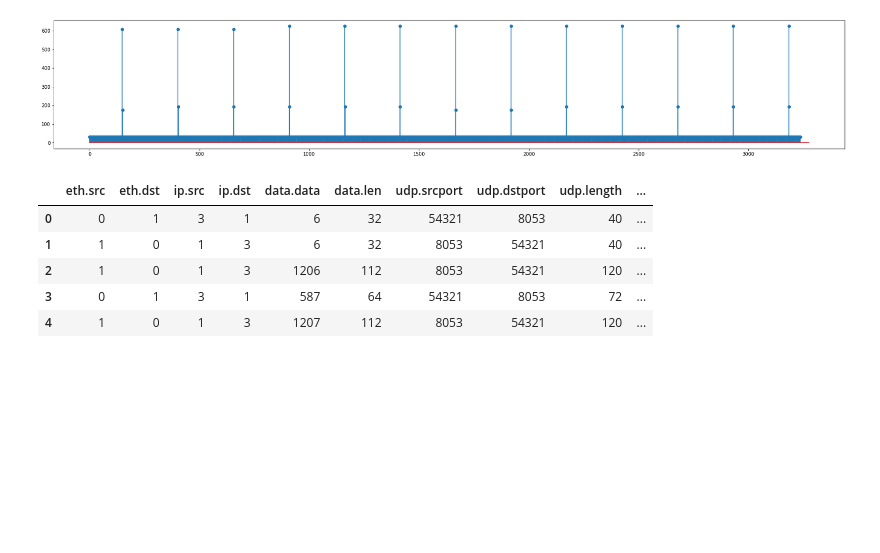
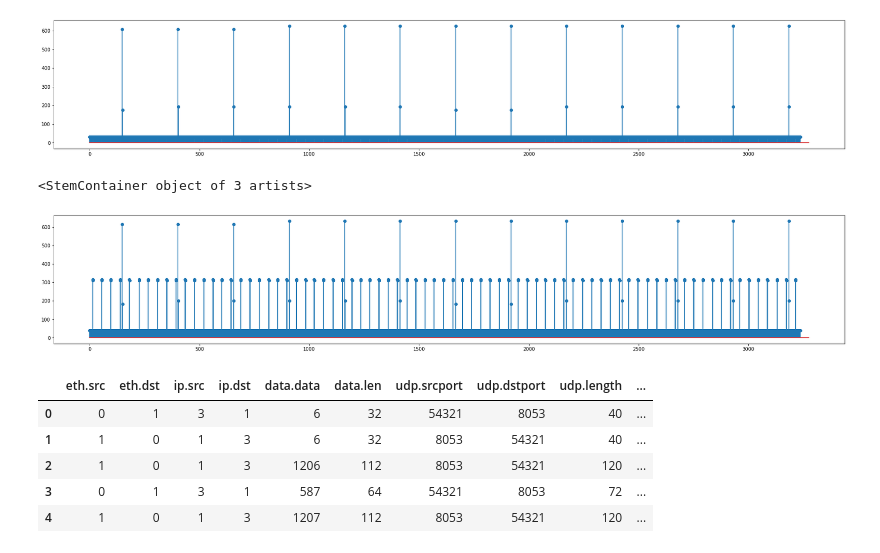
Before and after one commit to francolmenar-UT/Security-Services-for-IoT, a Jupyter notebook: Final-Project/Traffic Analysis.ipynb, the cells around one changed output. Cells and saved outputs as stored; diff of their text form; code cells hidden in the pictures; blank space fills up the shorter version.

```diff
--- a/Final-Project/Traffic Analysis.ipynb
+++ b/Final-Project/Traffic Analysis.ipynb
@@ -401,6 +386,15 @@ plt.stem(x,frame, use_line_collection=True)
 # %% [output]
 <StemContainer object of 3 artists>
 [figure]
+# %%
+# Figure out if there are messages send regularly when the lamp is in idle mode
+frame = mi_idle['udp.length'].iloc[:4000]
+x = np.arange(frame.shape[0])
+plt.figure(figsize=(30,5))
+plt.stem(x,frame, use_line_collection=True)
+# %% [output]
+<StemContainer object of 3 artists>
+[figure, added]
 # %%
 from sklearn.ensemble import ExtraTreesClassifier
 from sklearn.model_selection import train_test_split
```
Also changed, not shown: parts of 2 cells of this notebook.
